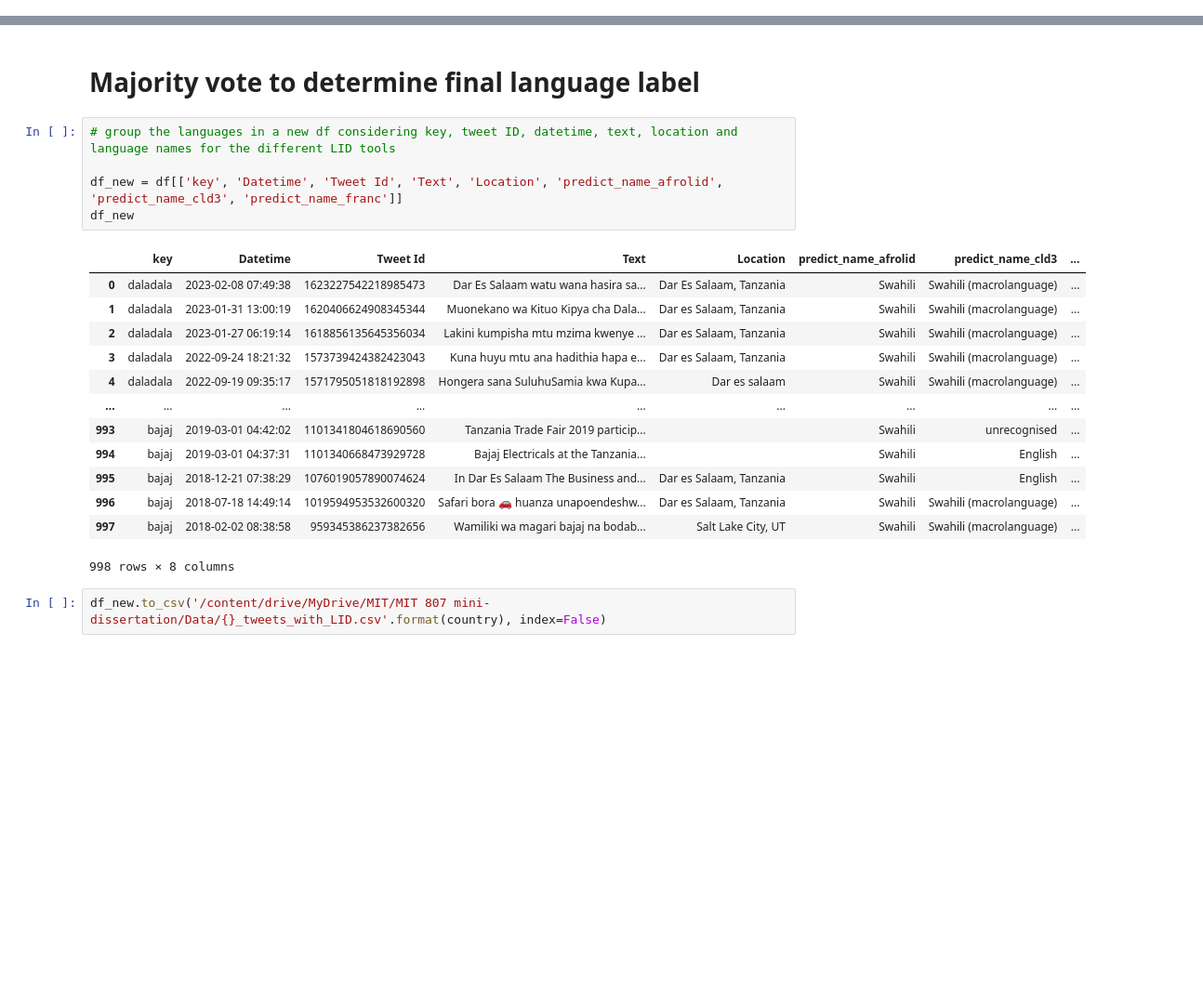
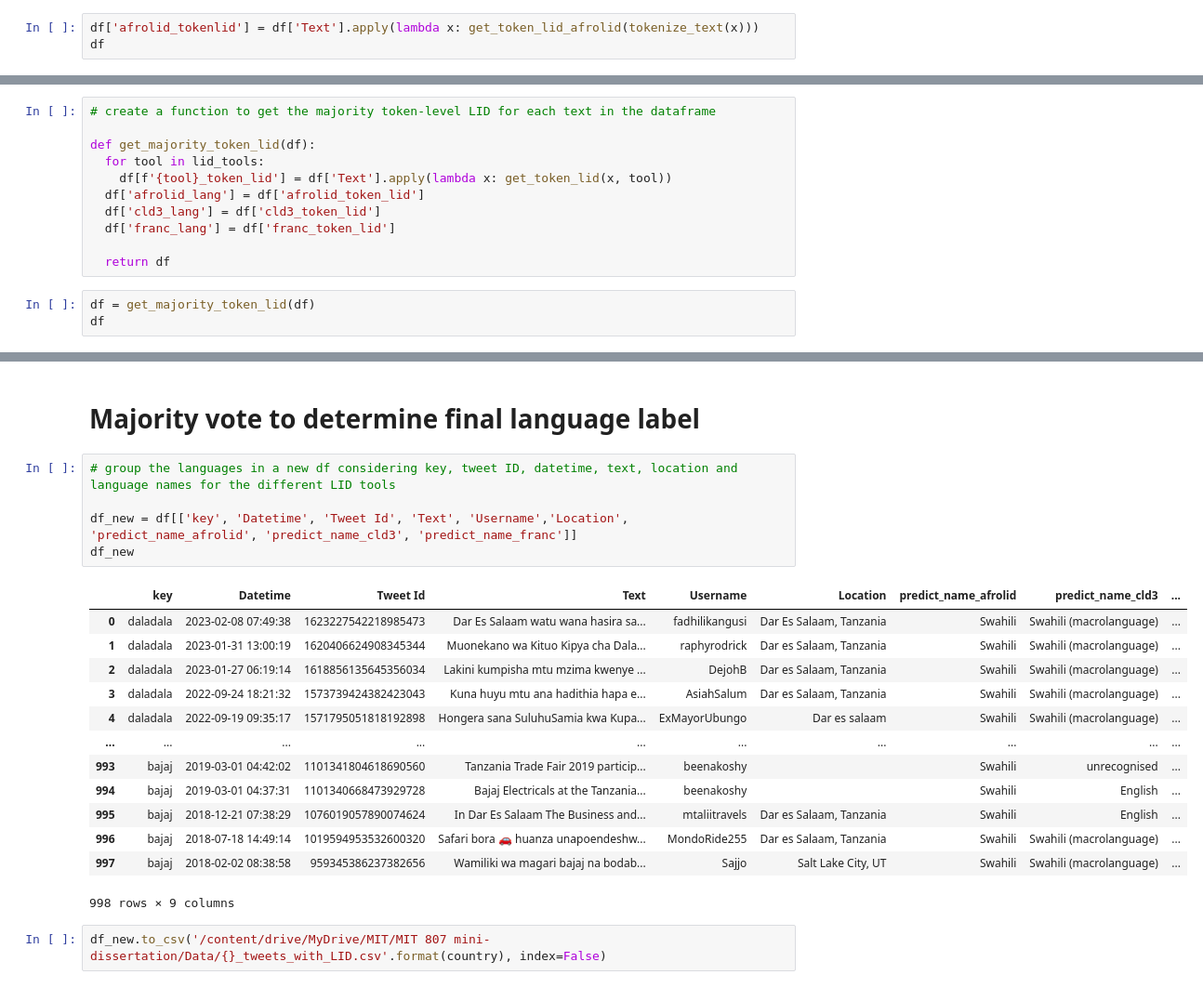
Before and after one commit to code-with-roz/Commuter_sentiment_analysis, a Jupyter notebook: Code/Copy_of_Integrate_afrolid_with_your_code.ipynb, the cells around one changed output, grey strips where cells are left out. Shown at 93% size. Drawn from its saved outputs; the diff is of its cells as text; blank space fills up the shorter version.

```diff
--- a/Code/Copy_of_Integrate_afrolid_with_your_code.ipynb
+++ b/Code/Copy_of_Integrate_afrolid_with_your_code.ipynb
@@ -303,0 +360,3 @@ df
+# %%
+df['afrolid_tokenlid'] = df['Text'].apply(lambda x: get_token_lid_afrolid(tokenize_text(x)))
+df
@@ -303,0 +365,14 @@ df
+# %%
+# create a function to get the majority token-level LID for each text in the dataframe
+
+def get_majority_token_lid(df):
+  for tool in lid_tools:
+    df[f'{tool}_token_lid'] = df['Text'].apply(lambda x: get_token_lid(x, tool))
+  df['afrolid_lang'] = df['afrolid_token_lid']
+  df['cld3_lang'] = df['cld3_token_lid']
+  df['franc_lang'] = df['franc_token_lid']
+
+  return df
+# %%
+df = get_majority_token_lid(df)
+df
@@ -306,22 +384,22 @@ df
 # %%
 # group the languages in a new df considering key, tweet ID, datetime, text, location and language names for the different LID tools
 
-df_new = df[['key', 'Datetime', 'Tweet Id', 'Text', 'Location', 'predict_name_afrolid', 'predict_name_cld3', 'predict_name_franc']]
+df_new = df[['key', 'Datetime', 'Tweet Id', 'Text', 'Username','Location', 'predict_name_afrolid', 'predict_name_cld3', 'predict_name_franc']]
 df_new
 # %% [output]
-|  | key | Datetime | Tweet Id | Text | Location | predict_name_afrolid | predict_name_cld3 | ... |
-| 0 | daladala | 2023-02-08 07:49:38 | 1623227542218985473 | Dar Es Salaam watu wana hasira sa... | Dar Es Salaam, Tanzania | Swahili | Swahili (macrolanguage) | ... |
-| 1 | daladala | 2023-01-31 13:00:19 | 1620406624908345344 | Muonekano wa Kituo Kipya cha Dala... | Dar es Salaam, Tanzania | Swahili | Swahili (macrolanguage) | ... |
-| 2 | daladala | 2023-01-27 06:19:14 | 1618856135645356034 | Lakini kumpisha mtu mzima kwenye ... | Dar es Salaam, Tanzania | Swahili | Swahili (macrolanguage) | ... |
-| 3 | daladala | 2022-09-24 18:21:32 | 1573739424382423043 | Kuna huyu mtu ana hadithia hapa e... | Dar es Salaam, Tanzania | Swahili | Swahili (macrolanguage) | ... |
-| 4 | daladala | 2022-09-19 09:35:17 | 1571795051818192898 | Hongera sana SuluhuSamia kwa Kupa... | Dar es salaam | Swahili | Swahili (macrolanguage) | ... |
-| ... | ... | ... | ... | ... | ... | ... | ... | ... |
-| 993 | bajaj | 2019-03-01 04:42:02 | 1101341804618690560 | Tanzania Trade Fair 2019 particip... |  | Swahili | unrecognised | ... |
-| 994 | bajaj | 2019-03-01 04:37:31 | 1101340668473929728 | Bajaj Electricals at the Tanzania... |  | Swahili | English | ... |
-| 995 | bajaj | 2018-12-21 07:38:29 | 1076019057890074624 | In Dar Es Salaam The Business and... | Dar es Salaam, Tanzania | Swahili | English | ... |
-| 996 | bajaj | 2018-07-18 14:49:14 | 1019594953532600320 | Safari bora 🚗 huanza unapoendeshw... | Dar es Salaam, Tanzania | Swahili | Swahili (macrolanguage) | ... |
-| 997 | bajaj | 2018-02-02 08:38:58 | 959345386237382656 | Wamiliki wa magari bajaj na bodab... | Salt Lake City, UT | Swahili | Swahili (macrolanguage) | ... |
+|  | key | Datetime | Tweet Id | Text | Username | Location | predict_name_afrolid | predict_name_cld3 | ... |
+| 0 | daladala | 2023-02-08 07:49:38 | 1623227542218985473 | Dar Es Salaam watu wana hasira sa... | fadhilikangusi | Dar Es Salaam, Tanzania | Swahili | Swahili (macrolanguage) | ... |
+| 1 | daladala | 2023-01-31 13:00:19 | 1620406624908345344 | Muonekano wa Kituo Kipya cha Dala... | raphyrodrick | Dar es Salaam, Tanzania | Swahili | Swahili (macrolanguage) | ... |
+| 2 | daladala | 2023-01-27 06:19:14 | 1618856135645356034 | Lakini kumpisha mtu mzima kwenye ... | DejohB | Dar es Salaam, Tanzania | Swahili | Swahili (macrolanguage) | ... |
+| 3 | daladala | 2022-09-24 18:21:32 | 1573739424382423043 | Kuna huyu mtu ana hadithia hapa e... | AsiahSalum | Dar es Salaam, Tanzania | Swahili | Swahili (macrolanguage) | ... |
+| 4 | daladala | 2022-09-19 09:35:17 | 1571795051818192898 | Hongera sana SuluhuSamia kwa Kupa... | ExMayorUbungo | Dar es salaam | Swahili | Swahili (macrolanguage) | ... |
+| ... | ... | ... | ... | ... | ... | ... | ... | ... | ... |
+| 993 | bajaj | 2019-03-01 04:42:02 | 1101341804618690560 | Tanzania Trade Fair 2019 particip... | beenakoshy |  | Swahili | unrecognised | ... |
+| 994 | bajaj | 2019-03-01 04:37:31 | 1101340668473929728 | Bajaj Electricals at the Tanzania... | beenakoshy |  | Swahili | English | ... |
+| 995 | bajaj | 2018-12-21 07:38:29 | 1076019057890074624 | In Dar Es Salaam The Business and... | mtaliitravels | Dar es Salaam, Tanzania | Swahili | English | ... |
+| 996 | bajaj | 2018-07-18 14:49:14 | 1019594953532600320 | Safari bora 🚗 huanza unapoendeshw... | MondoRide255 | Dar es Salaam, Tanzania | Swahili | Swahili (macrolanguage) | ... |
+| 997 | bajaj | 2018-02-02 08:38:58 | 959345386237382656 | Wamiliki wa magari bajaj na bodab... | Sajjo | Salt Lake City, UT | Swahili | Swahili (macrolanguage) | ... |
-998 rows × 8 columns
+998 rows × 9 columns
 # %%
 df_new.to_csv('/content/drive/MyDrive/MIT/MIT 807 mini-dissertation/Data/{}_tweets_with_LID.csv'.format(country), index=False)
 # %%
```
Also changed, not shown: parts of 14 cells of this notebook.
